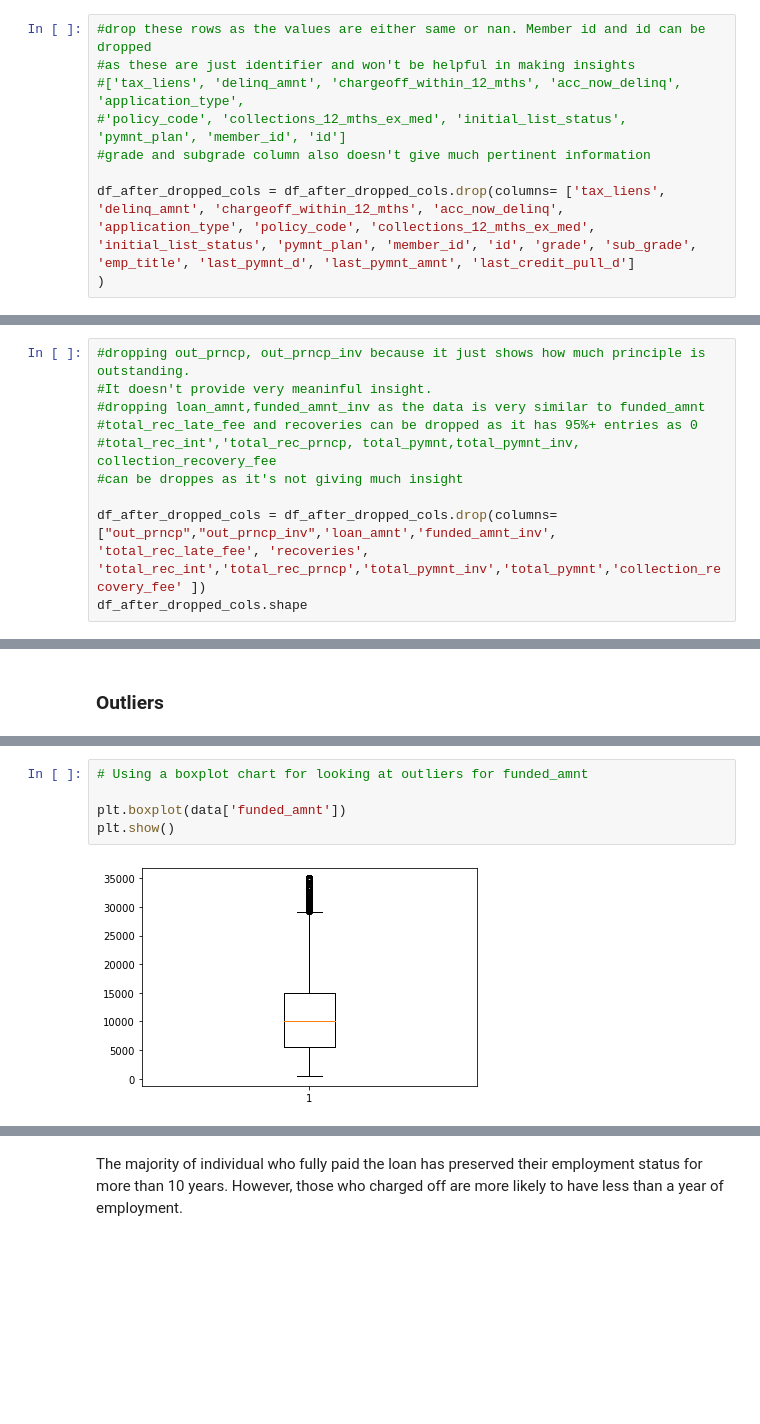
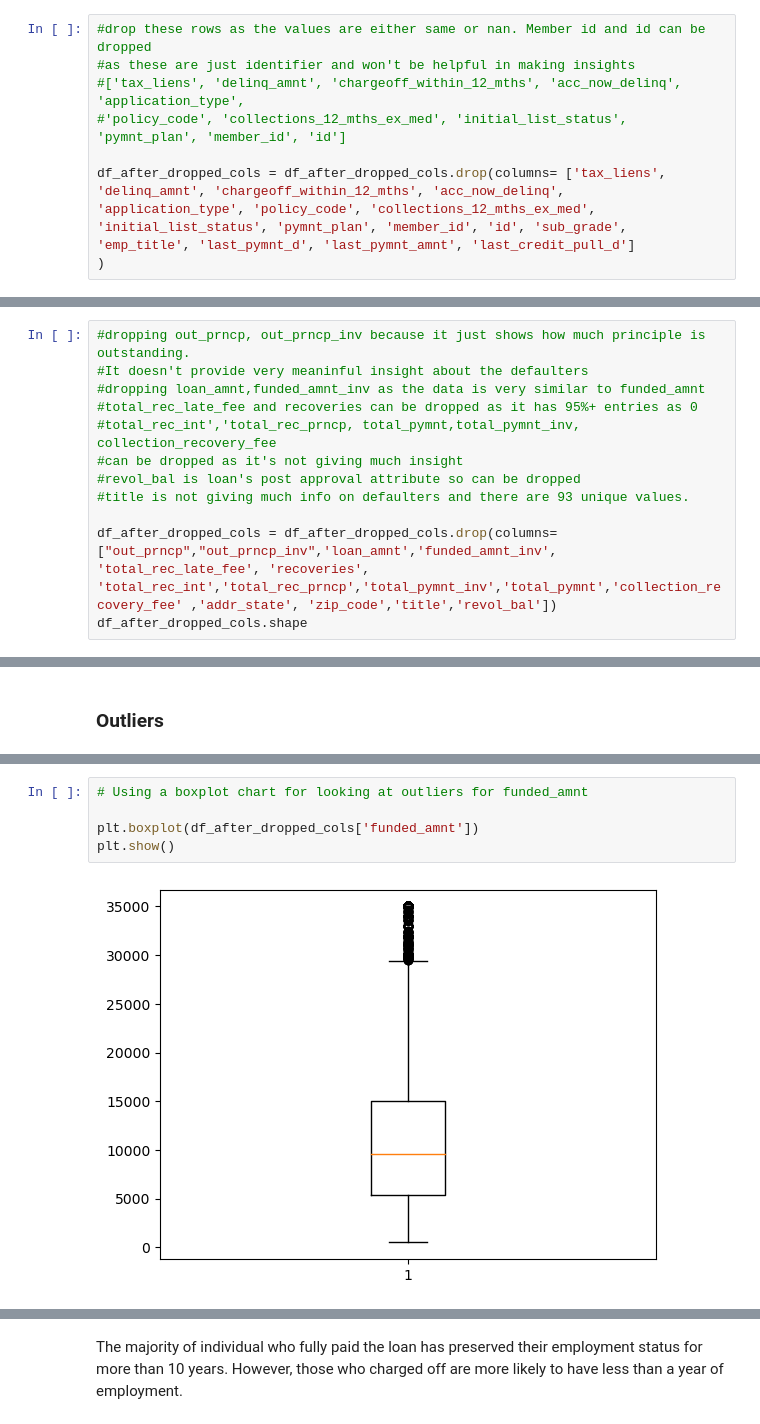
Before and after one commit to abhi-singh-123/Lending-club-case-study, a Jupyter notebook: Lending-Club-Case-Study.ipynb, the cells around one changed output, grey strips where cells are left out. Saved outputs shown, nothing was run; the diff lists cells and outputs as text; blank space fills up the shorter version.

Commit message:
Updated outlier cells and added few insights

```diff
--- a/Lending-Club-Case-Study.ipynb
+++ b/Lending-Club-Case-Study.ipynb
@@ -225,8 +237,7 @@ dtype: object
 #as these are just identifier and won't be helpful in making insights
 #['tax_liens', 'delinq_amnt', 'chargeoff_within_12_mths', 'acc_now_delinq',  'application_type',
 #'policy_code', 'collections_12_mths_ex_med', 'initial_list_status', 'pymnt_plan', 'member_id', 'id']
-#grade and subgrade column also doesn't give much pertinent information
 
-df_after_dropped_cols = df_after_dropped_cols.drop(columns= ['tax_liens', 'delinq_amnt', 'chargeoff_within_12_mths', 'acc_now_delinq',  'application_type', 'policy_code', 'collections_12_mths_ex_med', 'initial_list_status', 'pymnt_plan', 'member_id', 'id', 'grade', 'sub_grade', 'emp_title', 'last_pymnt_d', 'last_pymnt_amnt', 'last_credit_pull_d']
+df_after_dropped_cols = df_after_dropped_cols.drop(columns= ['tax_liens', 'delinq_amnt', 'chargeoff_within_12_mths', 'acc_now_delinq',  'application_type', 'policy_code', 'collections_12_mths_ex_med', 'initial_list_status', 'pymnt_plan', 'member_id', 'id', 'sub_grade', 'emp_title', 'last_pymnt_d', 'last_pymnt_amnt', 'last_credit_pull_d']
 )
 # %%
@@ -314,11 +331,13 @@ dtype: float64
 # %%
 #dropping out_prncp, out_prncp_inv because it just shows how much principle is outstanding.
-#It doesn't provide very meaninful insight.
+#It doesn't provide very meaninful insight about the defaulters
 #dropping loan_amnt,funded_amnt_inv as the data is very similar to funded_amnt
 #total_rec_late_fee and recoveries can be dropped as it has 95%+ entries as 0
 #total_rec_int','total_rec_prncp, total_pymnt,total_pymnt_inv, collection_recovery_fee
-#can be droppes as it's not giving much insight
+#can be dropped as it's not giving much insight
+#revol_bal is loan's post approval attribute so can be dropped
+#title is not giving much info on defaulters and there are 93 unique values.
 
-df_after_dropped_cols = df_after_dropped_cols.drop(columns=["out_prncp","out_prncp_inv",'loan_amnt','funded_amnt_inv', 'total_rec_late_fee', 'recoveries', 'total_rec_int','total_rec_prncp','total_pymnt_inv','total_pymnt','collection_recovery_fee' ])
+df_after_dropped_cols = df_after_dropped_cols.drop(columns=["out_prncp","out_prncp_inv",'loan_amnt','funded_amnt_inv', 'total_rec_late_fee', 'recoveries', 'total_rec_int','total_rec_prncp','total_pymnt_inv','total_pymnt','collection_recovery_fee' ,'addr_state', 'zip_code','title','revol_bal'])
 df_after_dropped_cols.shape
 # %% [output]
@@ -418,7 +405,7 @@ After cleaning null values, let's analyze outliers for the following variables
 # %%
 # Using a boxplot chart for looking at outliers for funded_amnt
 
-plt.boxplot(data['funded_amnt'])
+plt.boxplot(df_after_dropped_cols['funded_amnt'])
 plt.show()
 # %% [output]
-[figure, old version]
+[figure, new version]
```
Also changed, not shown: parts of 68 cells of this notebook.
